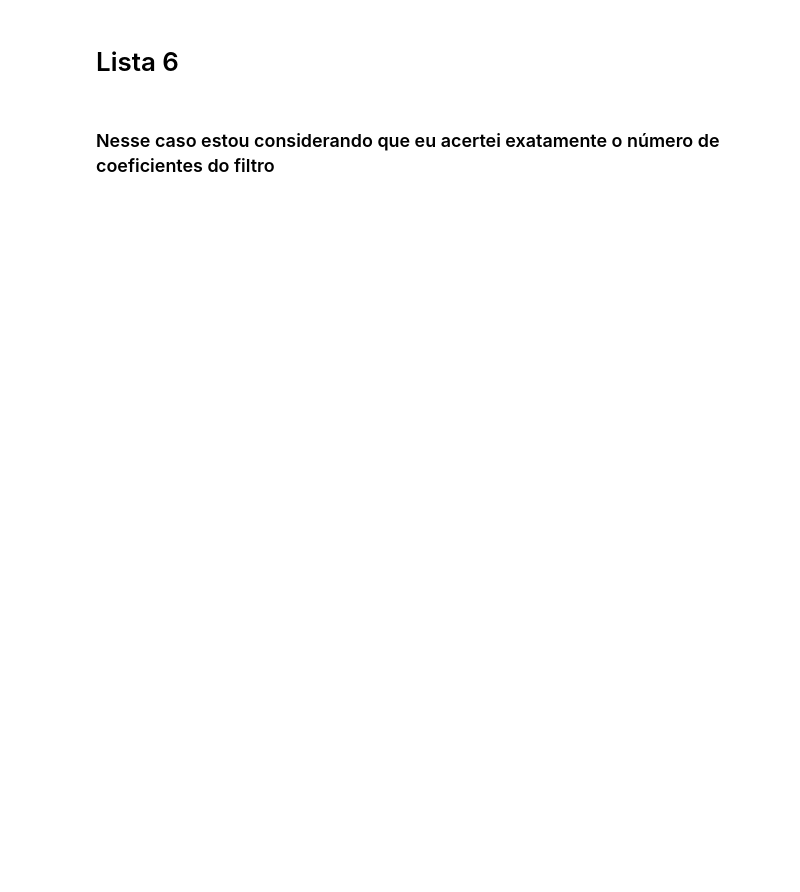
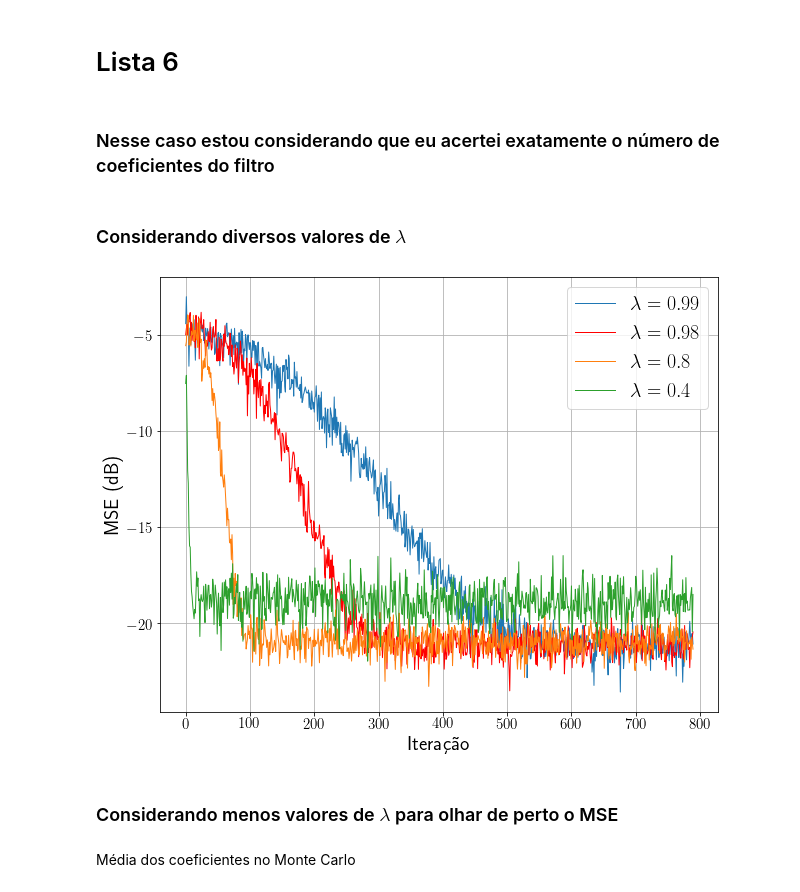
Before and after one commit to mesquita/elementos, a Jupyter notebook: lista_6/code/Lista_6.ipynb, the cells around one changed output. Drawn from its saved outputs; the diff is of its cells as text; code cells hidden in the pictures; blank space fills up the shorter version.

```diff
--- a/lista_6/code/Lista_6.ipynb
+++ b/lista_6/code/Lista_6.ipynb
@@ -20,3 +20,5 @@ plt.rcParams['figure.figsize'] = 10, 8
 plt.rcParams['text.usetex'] = True
 # %% [markdown]
 ### Nesse caso estou considerando que eu acertei exatamente o número de coeficientes do filtro
+# %% [markdown]
+### Considerando diversos valores de $\lambda$
@@ -23,2 +76,49 @@ plt.rcParams['text.usetex'] = True
+# %%
+eps = 10**-16
+x_plt = []
+for cada in mse:
+    cada = cada[10:]
+    x_plt += [10 * np.log10(cada + eps)]
+
+plt.rcParams['font.size'] = 20
+plt.rcParams['axes.labelsize'] = 20
+plt.rcParams['axes.labelweight'] = 'bold'
+plt.rcParams['xtick.labelsize'] = 15
+plt.rcParams['ytick.labelsize'] = 15
+plt.rcParams['legend.fontsize'] = 20
+plt.rcParams['figure.titlesize'] = 12
+plt.rcParams['figure.figsize'] = 10, 8
+plt.rcParams['lines.linewidth'] = 1
+plt.rcParams['text.usetex'] = True
+
+
+fig, ax1 = plt.subplots()
+
+ax1.plot(range(len(mse[0][10:])), x_plt[0], label=r'$\lambda = 0.99$')
+ax1.plot(range(len(mse[1][10:])), x_plt[1], 'r', label=r'$\lambda = 0.98$')
+# ax1.plot(range(len(mse[2][10:])), x_plt[2], 'g', label=r'$\lambda = 0.97$')
+# ax1.plot(range(len(mse[2][10:])), x_plt[3], 'b', label=r'$\lambda = 0.96$')
+# ax1.plot(range(len(mse[2][10:])), x_plt[4], label=r'$\lambda = 0.95$')
+# ax1.plot(range(len(mse[2][10:])), x_plt[4], label=r'$\lambda = 0.94$')
+# ax1.plot(range(len(mse[2][10:])), x_plt[5], label=r'$\lambda = 0.93$')
+ax1.plot(range(len(mse[2][10:])), x_plt[6], label=r'$\lambda = 0.8$')
+# ax1.plot(range(len(mse[2][10:])), x_plt[7], label=r'$\lambda = 0.7$')
+# ax1.plot(range(len(mse[2][10:])), x_plt[8], label=r'$\lambda = 0.6$')
+ax1.plot(range(len(mse[2][10:])), x_plt[9], label=r'$\lambda = 0.4$')
+# ax1.plot(range(len(mse[2][10:])), x_plt[10], label=r'$\lambda = 0.3$')
+
+
+ax1.legend(loc='upper right')
+ax1.set_ylabel(r'MSE~(dB)')
+ax1.set_xlabel(r'Iteração')
+ax1.grid(True)
+
+
+plt.savefig('mse_rls.pdf', dpi=300, transparent=True, optimize=True, bbox_inches='tight')
+plt.show()
+# %% [output]
+[figure, added]
+# %% [markdown]
+### Considerando menos valores de $\lambda$ para olhar de perto o MSE
 # %%
 # Sistema que eu quero descobrir
@@ -68,3 +176,5 @@ for passo in passos:
             erros_mc = np.vstack((erros_mc, erros))
 
     mse += [np.mean(erros_mc*erros_mc, axis=0)]
+# %% [markdown]
+Média dos coeficientes no Monte Carlo
```
Also changed, not shown: parts of 18 cells of this notebook, 14 other files.
